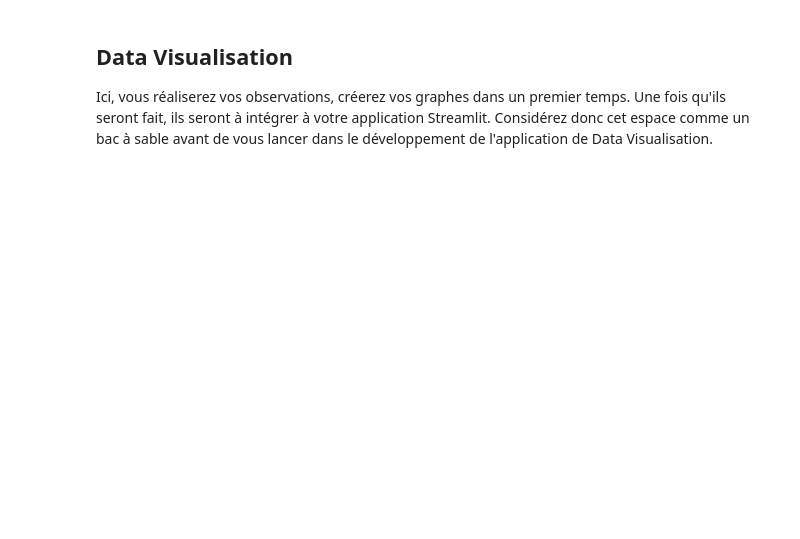
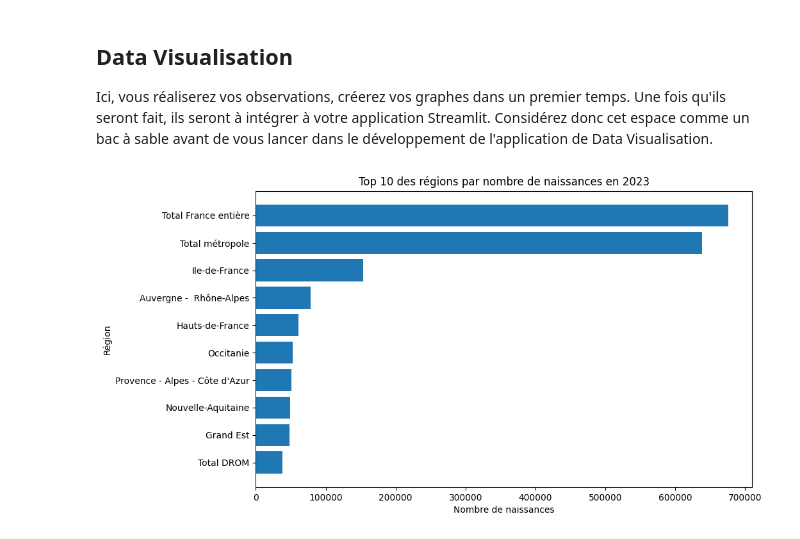
Before and after one commit to Marwa-Mch/Perinatal-Dashboard-France, a Jupyter notebook: notebooks/01_naissances.ipynb, the cells around one changed output. Cells and saved outputs as stored; diff of their text form; code cells hidden in the pictures; blank space fills up the shorter version.

Commit message:
Ajout de la visualisation et de la structuration géographique des naissances

```diff
--- a/notebooks/01_naissances.ipynb
+++ b/notebooks/01_naissances.ipynb
@@ -257,0 +430,51 @@ Ici, vous réaliserez vos observations, créerez vos graphes dans un premier tem
+# %%
+# Importation de la bibliothèque de visualisation
+import matplotlib.pyplot as plt
+
+# =====================================================
+# TOP 10 DES RÉGIONS PAR NOMBRE DE NAISSANCES EN 2023
+# =====================================================
+
+# Trie le DataFrame selon la colonne
+# "2023_naissances_totales"
+# du plus grand au plus petit.
+top10 = df.sort_values(
+    by="2023_naissances_totales",
+    ascending=False
+)
+
+# Conserve uniquement les 10 premières régions.
+top10 = top10.head(10)
+
+# Crée une figure de taille 10 pouces × 6 pouces.
+plt.figure(figsize=(10, 6))
+
+# Crée un graphique en barres horizontales.
+plt.barh(
+    top10["zone_géographique"],       # Nom des régions
+    top10["2023_naissances_totales"]  # Nombre de naissances
+)
+
+# Ajoute un titre au graphique.
+plt.title(
+    "Top 10 des régions par nombre de naissances en 2023"
+)
+
+# Ajoute le titre de l'axe horizontal.
+plt.xlabel(
+    "Nombre de naissances"
+)
+
+# Ajoute le titre de l'axe vertical.
+plt.ylabel(
+    "Région"
+)
+
+# Inverse l'ordre pour afficher la région
+# ayant le plus de naissances en haut du graphique.
+plt.gca().invert_yaxis()
+
+# Affiche le graphique.
+plt.show()
+# %% [output]
+[figure, added]
```
Also changed, not shown: parts of 12 cells of this notebook, 3 other files.
